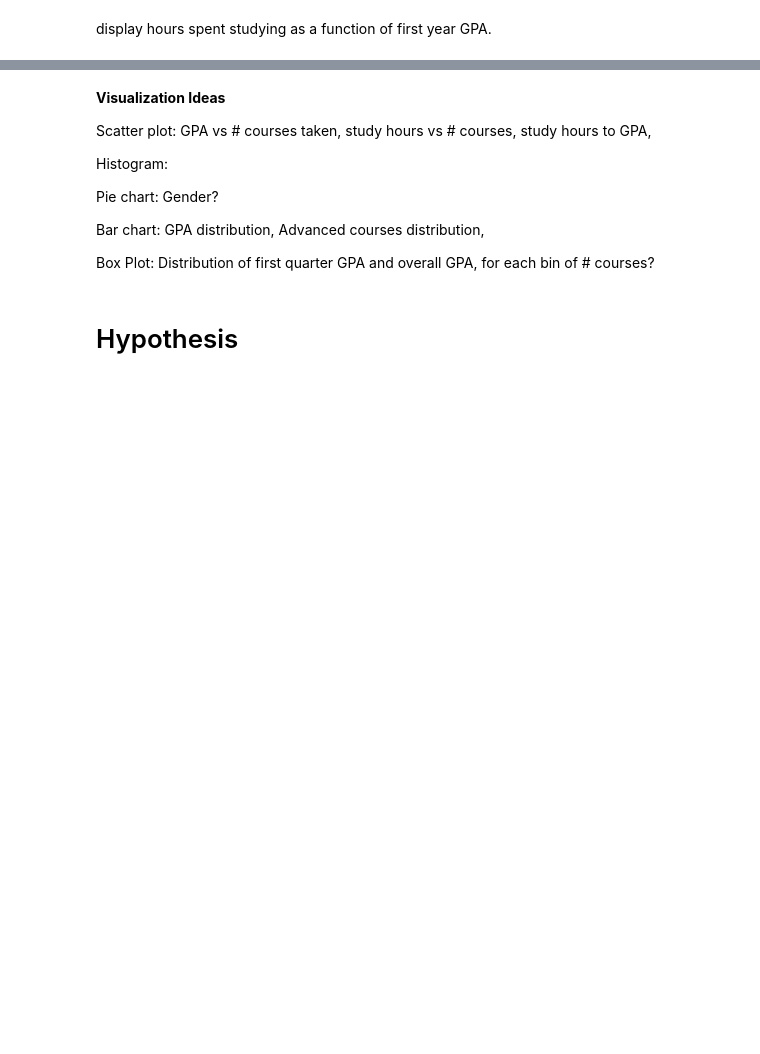
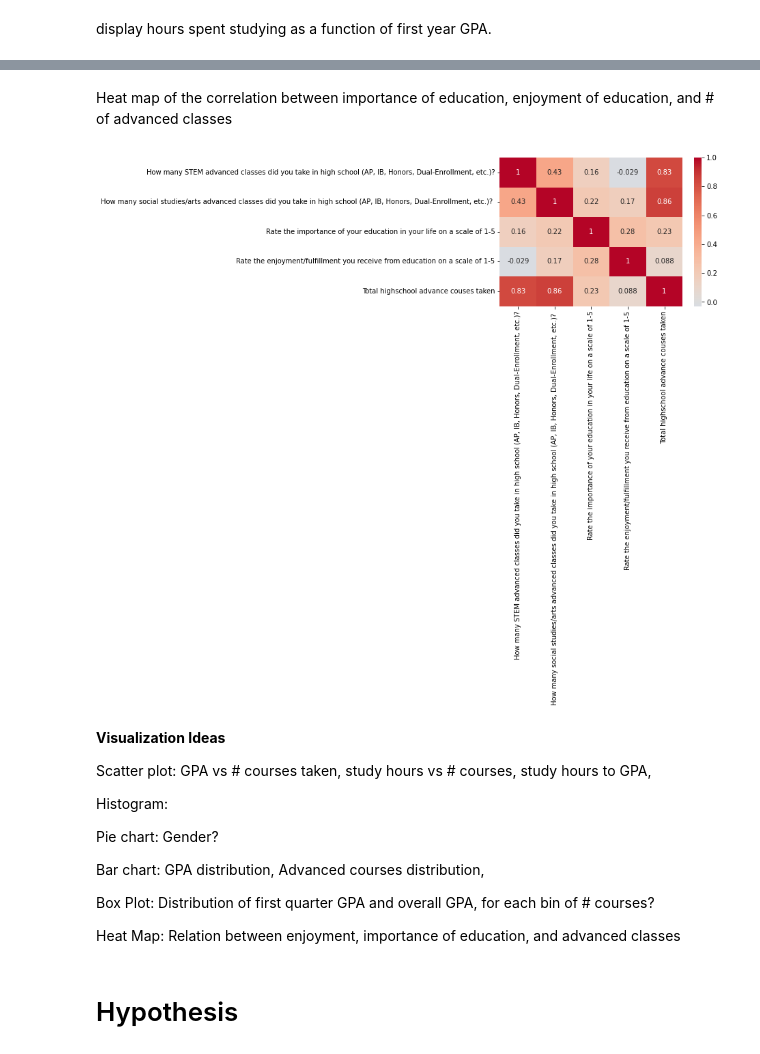
Before and after one commit to TheHenn17/CS105_Miniproject, a Jupyter notebook: project.ipynb, the cells around one changed output, grey strips where cells are left out. Cells and saved outputs as stored; diff of their text form; code cells hidden in the pictures; blank space fills up the shorter version.

Commit message:
heat map of pearson correlation of # advanced classes (stem/arts/both), importance, and enjoyment

```diff
--- a/project.ipynb
+++ b/project.ipynb
@@ -124,0 +127,14 @@ plt.show
+# %%
+heatmap_data  = data.iloc[:, [7, 8, 10, 11]].dropna().replace("None", "0")
+pd.set_option('display.max_rows', None)
+mapping = {'' : 0, 'AP Calculus, AP Environmental Science' : 2}
+
+heatmap_data.replace({'' : mapping, 'AP Calculus, AP Environmental Science' : mapping})
+
+heatmap_data = heatmap_data.astype('int')
+heatmap_data["Total highschool advance couses taken"] = heatmap_data.iloc[:, 0:2].sum(axis = 1)
+
+#display(heatmap_data)
+
+r = heatmap_data.corr(method = 'pearson')
+display(r)
@@ -125,3 +148,13 @@ plt.show
+# %% [markdown]
+Heat map of the correlation between importance of education, enjoyment of education, and # of advanced classes
+# %%
+import seaborn as sns
+# parameter "center" indicate the value at which to center the colormap when plotting divergant data.
+# https://seaborn.pydata.org/generated/seaborn.heatmap.html
+sns.heatmap(r, center= 0, cmap = "coolwarm",annot= True)
+plt.show()
+# %% [output]
+[figure, added]
 # %% [markdown]
 **Visualization Ideas**
 
@@ -141,6 +174,9 @@ Bar chart:
 
 Box Plot:
 	Distribution of first quarter GPA and overall GPA, for each bin of # courses?
+
+Heat Map:
+	Relation between enjoyment, importance of education, and advanced classes
 # %% [markdown]
 # Hypothesis
 # %% [markdown]
```
Also changed, not shown: parts of 9 cells of this notebook.
